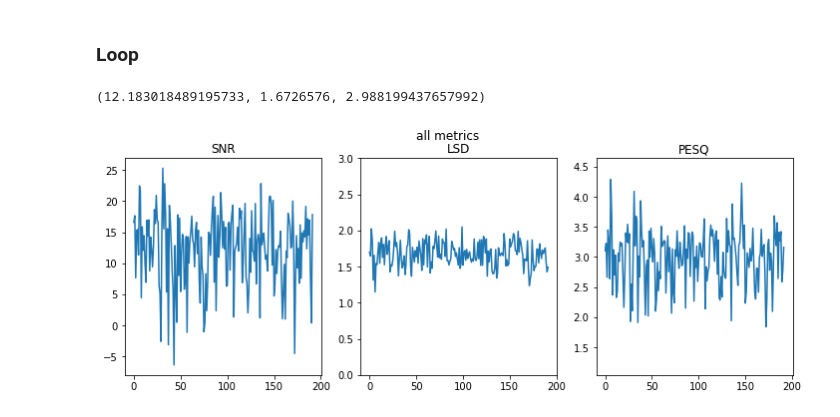
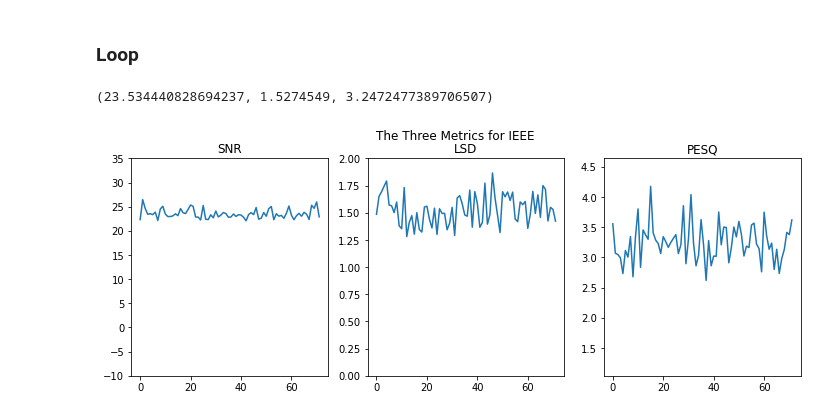
Before and after one commit to tan90xx/audio-super-resolution-tf, a Jupyter notebook: src/compute_metircs.ipynb, the cells around one changed output. Drawn from its saved outputs; the diff is of its cells as text; code cells hidden in the pictures.

```diff
--- a/src/compute_metircs.ipynb
+++ b/src/compute_metircs.ipynb
@@ -76,47 +92,46 @@ def find_wavs(input_path):
 # %%
-path = r"D:\Audio-Kuleshov\src\proposed.vctk1.lr0.000300.T_PCM\eval"
+path = r"D:\Audio-Kuleshov\src\checkpoint\1.lr0.000300.L2\eval\IEEE"
 wavlist = find_wavs(path)
 SNR, LSD, PESQ=list(), list(), list()
 for super_path in wavlist:
-    ####### generate_path ##########
-    p1 = super_path.find('eval')
-    p2 = super_path.find('.wav.p')
-    corpus_path = r"D:\Audio-Kuleshov\data\Corpus"
-    high_path = os.path.join(corpus_path,super_path[p1+5:p2]+'.wav')
-    #print(high_path)
-    ######### load audio ##########
-    High, fs = librosa.load(high_path, sr=16000)
-    Super, fs = librosa.load(super_path, sr=16000)
-    MIN = min(len(High),len(Super))
-    High = High[:MIN]
-    Super = Super[:MIN]
-    ######### cumpute ############
-    temp_snr, temp_lsd, temp_pesq = get_scores(High, Super)
-    SNR.append(temp_snr)
-    LSD.append(temp_lsd)
-    PESQ.append(temp_pesq)
+    if 'pr' in super_path:
+        ####### generate_path ##########
+        high_path = find_high_path(super_path)
+        #print(high_path)
+        ######### load audio ##########
+        High, fs = librosa.load(high_path, sr=16000)
+        Super, fs = librosa.load(super_path, sr=16000)
+        MIN = min(len(High),len(Super))
+        High = High[:MIN]
+        Super = Super[:MIN]
+        ######### cumpute ############
+        temp_snr, temp_lsd, temp_pesq = get_scores(High, Super)
+        SNR.append(temp_snr)
+        LSD.append(temp_lsd)
+        PESQ.append(temp_pesq)
 np.mean(SNR),np.mean(LSD),np.mean(PESQ)
 # %% [output]
-(12.183018489195733, 1.6726576, 2.988199437657992)
+(23.534440828694237, 1.5274549, 3.2472477389706507)
 # %%
 import matplotlib.pyplot as plt
 
 
 fig, (ax0, ax1, ax2) = plt.subplots(nrows=1, ncols=3, sharex=True,
                                     figsize=(12, 4))
 
 ax0.set_title('SNR')
 ax0.plot(SNR)
+ax0.set_ylim([-10, 35])
 
 ax1.set_title('LSD')
 ax1.plot(LSD)
-ax1.set_ylim([0, 3])
+ax1.set_ylim([0, 2])
 
 ax2.set_title('PESQ')
 ax2.plot(PESQ)
 ax2.set_ylim([1.04, 4.64])
 
-fig.suptitle('all metrics')
+fig.suptitle('The Three Metrics for IEEE')
 plt.show()
 # %% [output]
-[figure, old version]
+[figure, new version]
```
Also changed, not shown: parts of 8 cells of this notebook.
